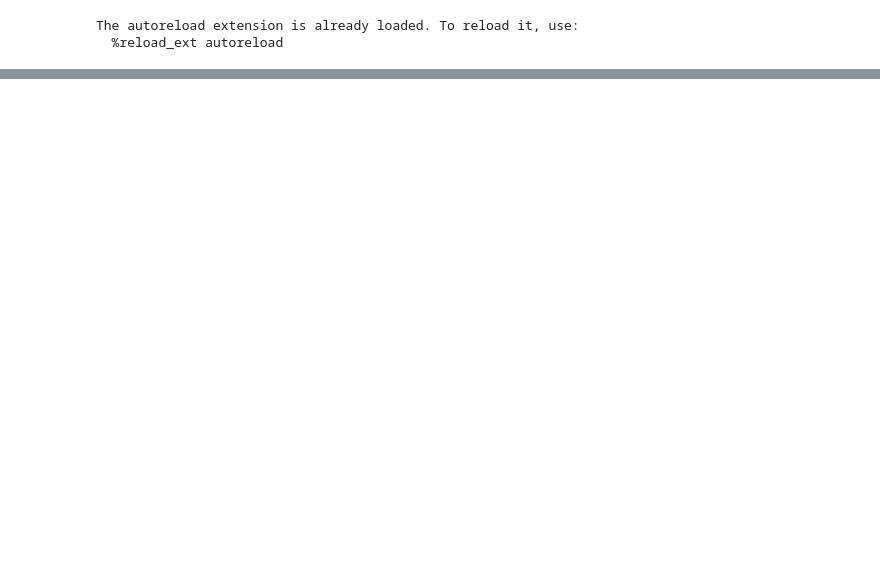
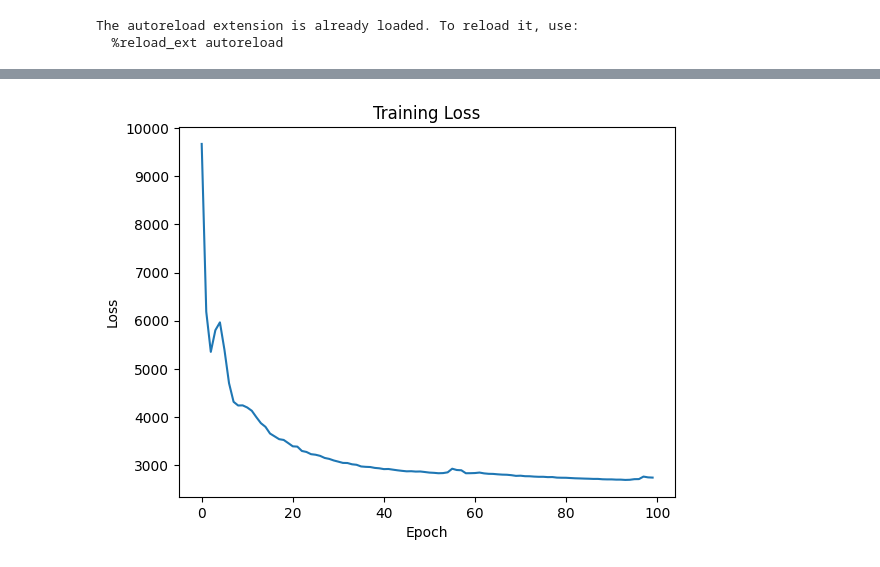
Before and after one commit to surbut/aladynoulli, a Jupyter notebook: pyScripts/gp_notebook_torch_2.ipynb, the cells around one changed output, grey strips where cells are left out. Cells and saved outputs as stored; diff of their text form; code cells hidden in the pictures; blank space fills up the shorter version.

```diff
--- a/pyScripts/gp_notebook_torch_2.ipynb
+++ b/pyScripts/gp_notebook_torch_2.ipynb
@@ -22,22 +22,25 @@ The autoreload extension is already loaded. To reload it, use:
 # %%
 # Generate synthetic data
 N, D, T, K, P = 100, 5, 50, 3, 5
-Y_np, G_np, prevalence_np, length_scales_np, amplitudes_np, event_times_np = generate_synthetic_data(
+Y_np, G_np, prevalence_np, event_times_np = generate_synthetic_data(
     N=N, D=D, T=T, K=K, P=P
 )
 
-# Initialize model with Y included
+# Initialize model
 model = AladynSurvivalModel(
     N=N, D=D, T=T, K=K, P=P,
     G=G_np,
-    Y=Y_np,  # Pass Y to the model
-    length_scales=length_scales_np,
-    amplitudes=amplitudes_np,
+    Y=Y_np,
     prevalence=prevalence_np
 )
 
-# Convert event times to tensor
-event_times = torch.tensor(event_times_np, dtype=torch.long)
+# Train model
+losses = model.fit(event_times_np, num_epochs=100, learning_rate=1e-3)
 
-# Setup optimizer
-optimizer = optim.Adam(model.parameters(), lr=1e-3)
+# Plot losses
+plt.plot(losses)
+plt.xlabel('Epoch')
+plt.ylabel('Loss')
+plt.title('Training Loss')
+plt.show()
+# %% [output]
@@ -43,0 +57 @@ optimizer = optim.Adam(model.parameters(), lr=1e-3)
+[figure, added]
```
Also changed, not shown: parts of 7 cells of this notebook, 2 other files.
